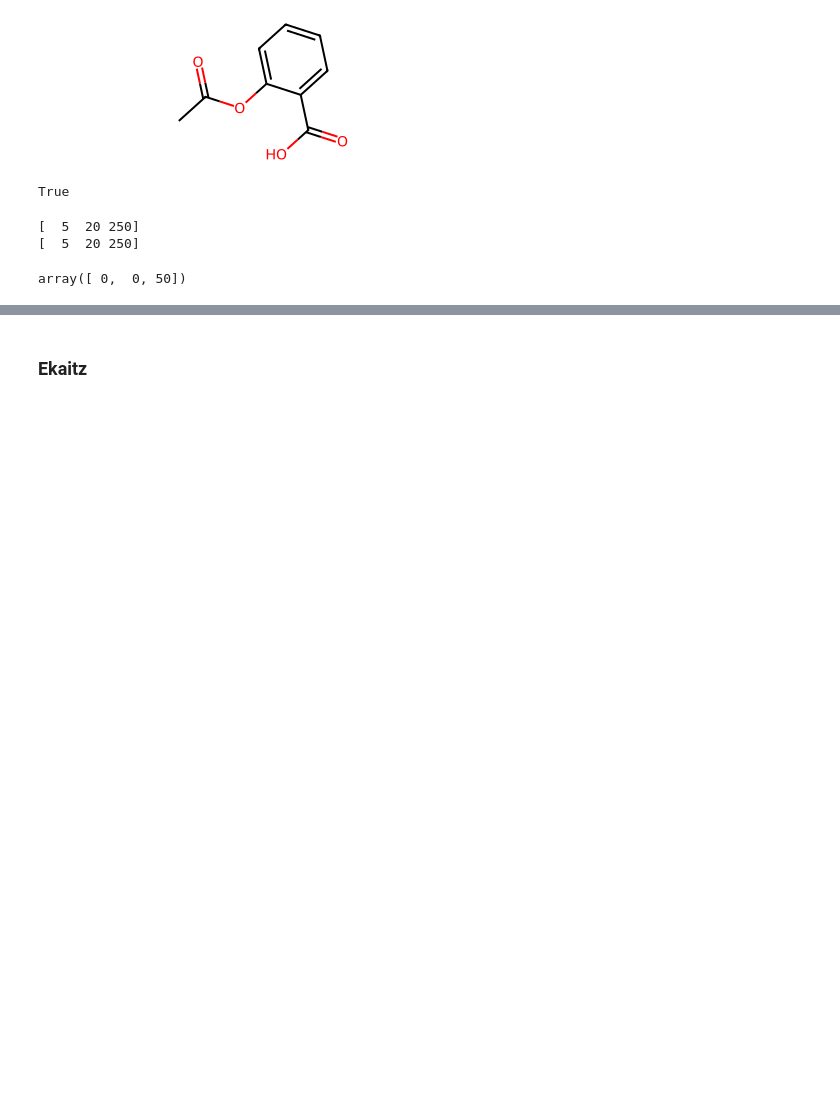
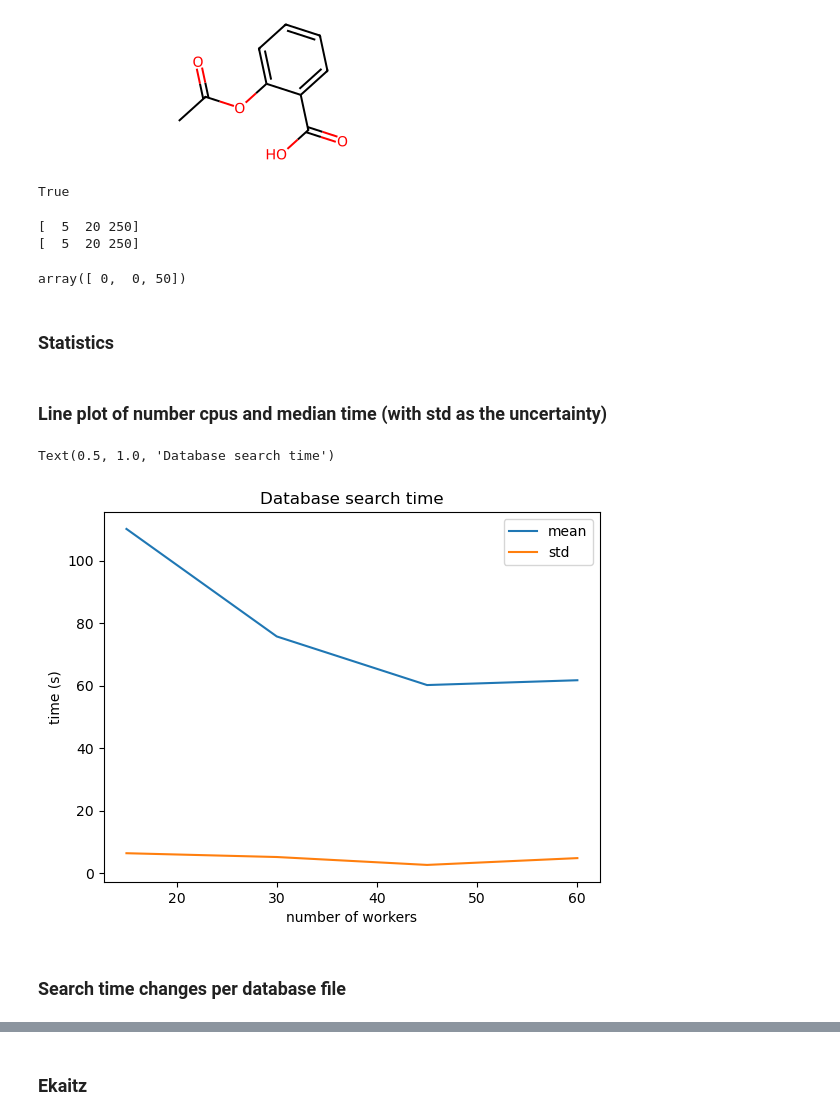
Before and after one commit to zaky02/LibMiner, a Jupyter notebook: clean/search.ipynb, the cells around one changed output, grey strips where cells are left out. Saved outputs shown, nothing was run; the diff lists cells and outputs as text; code cells hidden in the pictures; blank space fills up the shorter version.

```diff
--- a/clean/search.ipynb
+++ b/clean/search.ipynb
@@ -383,3 +383,5 @@ distances, ranking, normalized = normalized_distances_to_reference(vectors, 0)
 vectors.min(axis=0)
 # %% [output]
 array([ 0,  0, 50])
+# %% [markdown]
+### Statistics
@@ -385,0 +392,18 @@ array([ 0,  0, 50])
+# %%
+files = list(Path("/home/ruite/Projects/AI factory/search_times").glob("*.csv"))
+search_time = list(filter(lambda x: x.stem.isdigit(), files))
+retrieve_time = list(filter(lambda x: not x.stem.isdigit(), files))
+search = dd.read_csv(search_time).compute()
+retrieve = dd.read_csv(retrieve_time).compute()
+# %% [markdown]
+### Line plot of number cpus and median time (with std as the uncertainty)
+# %%
+search.groupby("num_workers")["elapsed"].agg(["mean", "std"]).plot()
+plt.xlabel("number of workers")
+plt.ylabel("time (s)")
+plt.title("Database search time")
+# %% [output]
+Text(0.5, 1.0, 'Database search time')
+[figure, added]
+# %% [markdown]
+### Search time changes per database file
```
Also changed, not shown: parts of 31 cells of this notebook, 1 other file.
